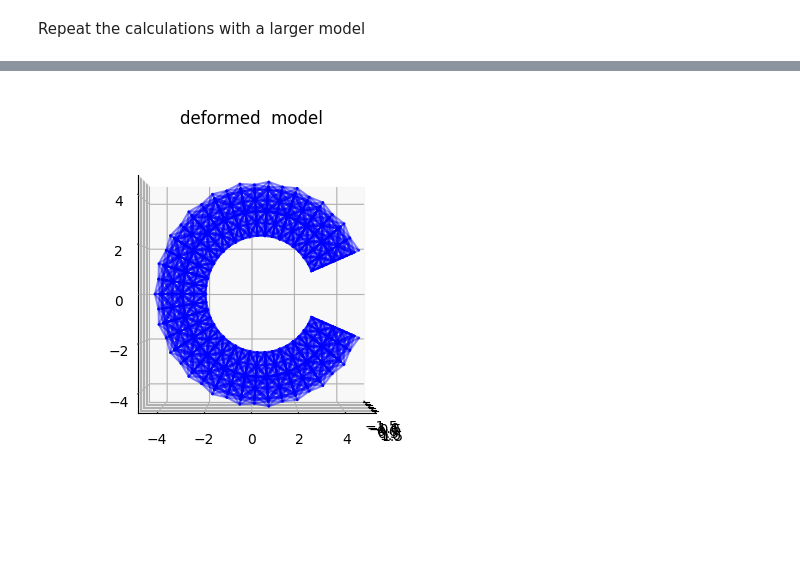
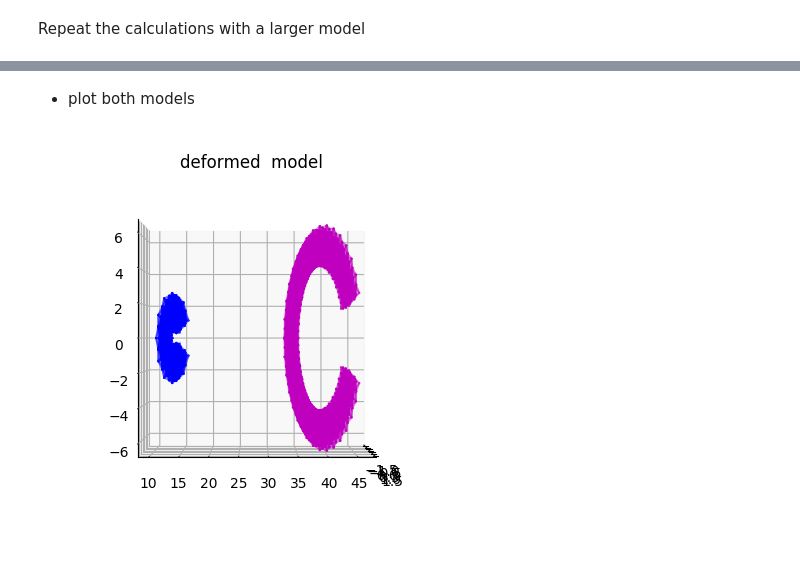
Before and after one commit to avigliotti/AD4SM.jl, a Jupyter notebook: example_non_linear_truss.ipynb, the cells around one changed output, grey strips where cells are left out. Saved outputs shown, nothing was run; the diff lists cells and outputs as text; code cells hidden in the pictures; blank space fills up the shorter version.

```diff
--- a/example_non_linear_truss.ipynb
+++ b/example_non_linear_truss.ipynb
@@ -359,9 +352,14 @@ step: 7 done in 3 iterations in 3.290115298sec.
+# %% [markdown]
+- plot both models
 # %%
 ax = mplot3d.Axes3D(figure(figsize=(4,4)))
 plot_model(elems, nodes,
-  u = u0,
-  ax = ax, color = :b, alpha=0.5)
+ u = u0,
+ ax = ax, color = :b, alpha=0.5)
+plot_model(elems_2, nodes_2,
+  u = u0_2,
+  ax = ax, color = :m, alpha=0.5)
 title("deformed  model")
 ;
 # %% [output]
-[figure, old version]
+[figure, new version]
```
Also changed, not shown: parts of 5 cells of this notebook.
